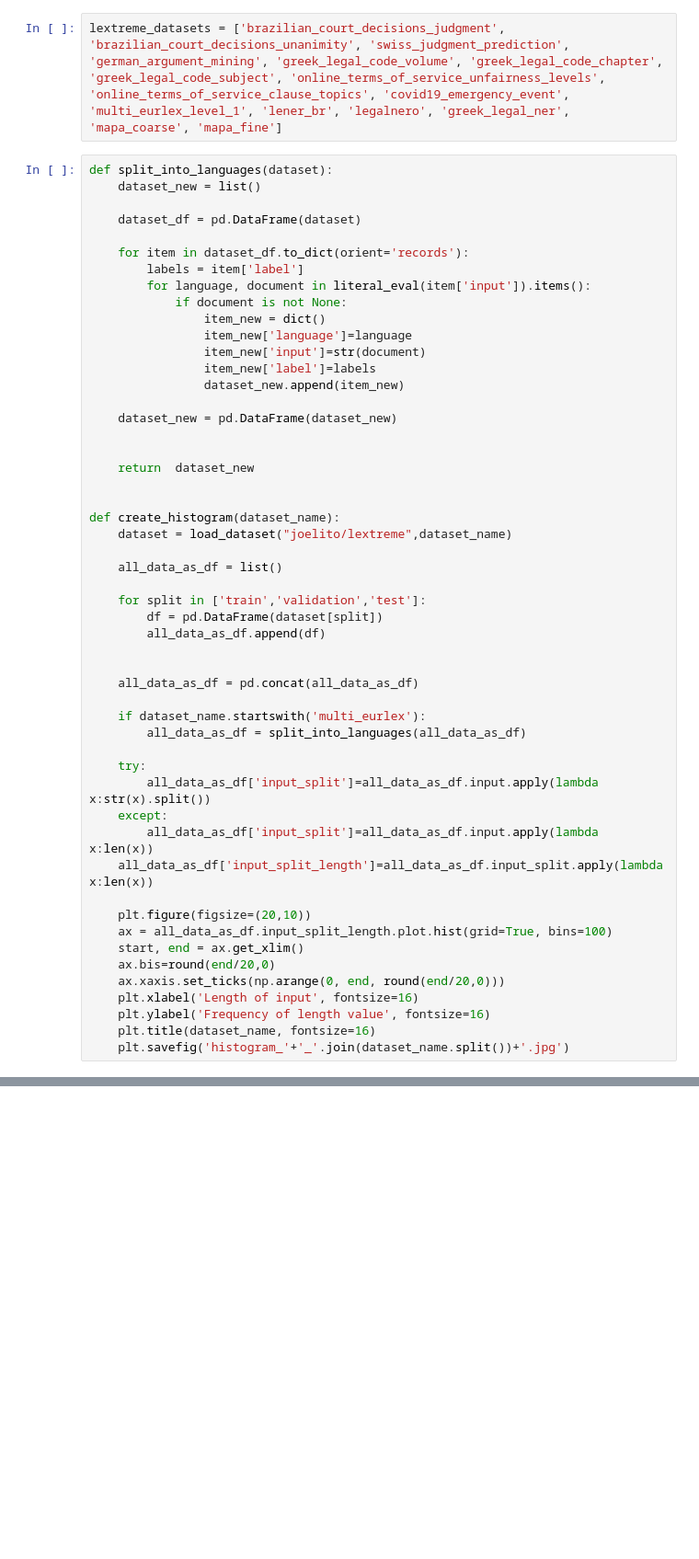
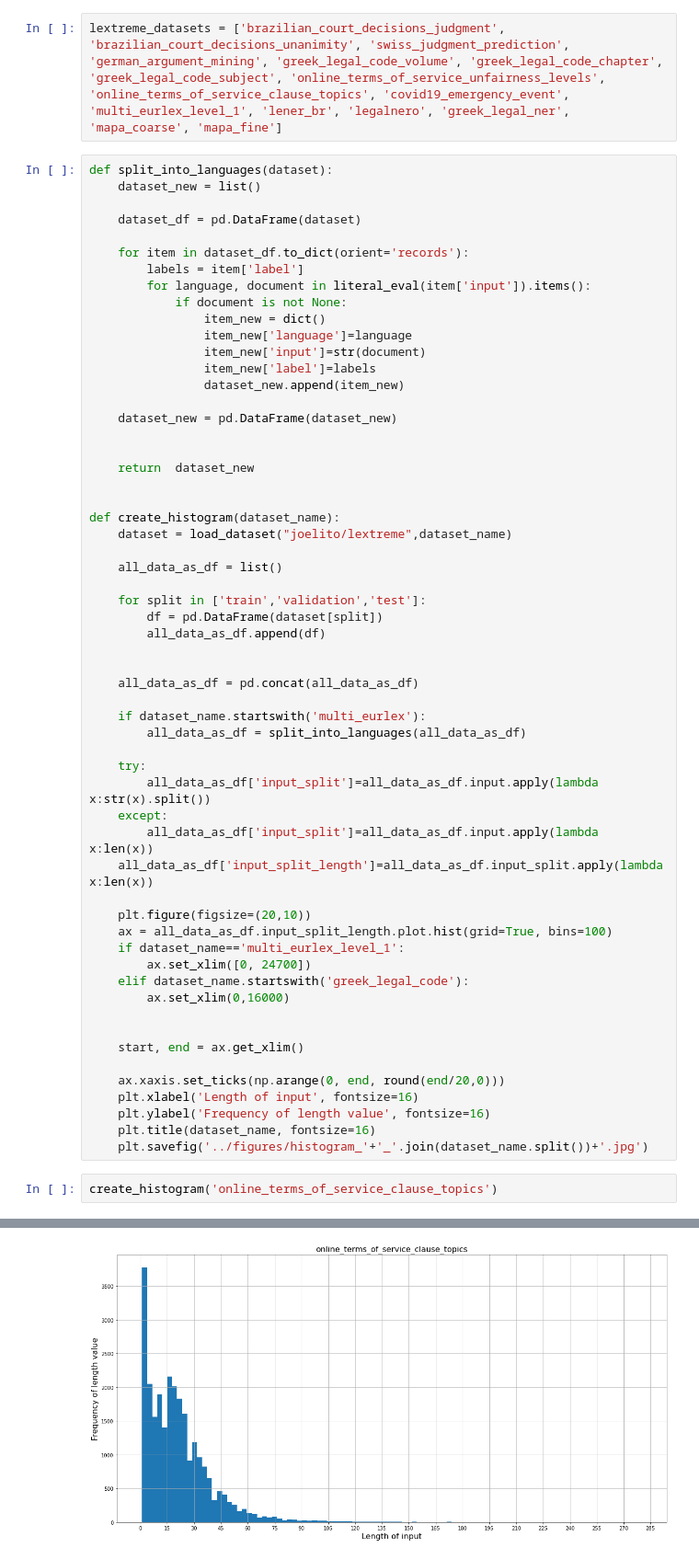
Before and after one commit to JoelNiklaus/LEXTREME, a Jupyter notebook: notebooks/Histogram.ipynb, the cells around one changed output, grey strips where cells are left out. Shown: that part at 92% size. Drawn from its saved outputs; the diff is of its cells as text; blank space fills up the shorter version.

Commit message:
Added new histograms

```diff
--- a/notebooks/Histogram.ipynb
+++ b/notebooks/Histogram.ipynb
@@ -51,10 +51,19 @@ def create_histogram(dataset_name):
 
     plt.figure(figsize=(20,10))
     ax = all_data_as_df.input_split_length.plot.hist(grid=True, bins=100)
+    if dataset_name=='multi_eurlex_level_1':
+        ax.set_xlim([0, 24700])
+    elif dataset_name.startswith('greek_legal_code'):
+        ax.set_xlim(0,16000)
+
+
     start, end = ax.get_xlim()
-    ax.bis=round(end/20,0)
+
     ax.xaxis.set_ticks(np.arange(0, end, round(end/20,0)))
     plt.xlabel('Length of input', fontsize=16)
     plt.ylabel('Frequency of length value', fontsize=16)
     plt.title(dataset_name, fontsize=16)
-    plt.savefig('histogram_'+'_'.join(dataset_name.split())+'.jpg')
+    plt.savefig('../figures/histogram_'+'_'.join(dataset_name.split())+'.jpg')
+# %%
+create_histogram('online_terms_of_service_clause_topics')
+# %% [output]
@@ -61,3 +71,4 @@ def create_histogram(dataset_name):
+[figure, added]
 # %%
 for ds in lextreme_datasets:
     create_histogram(ds)
```
Also changed, not shown: parts of 2 cells of this notebook, 16 other files.
